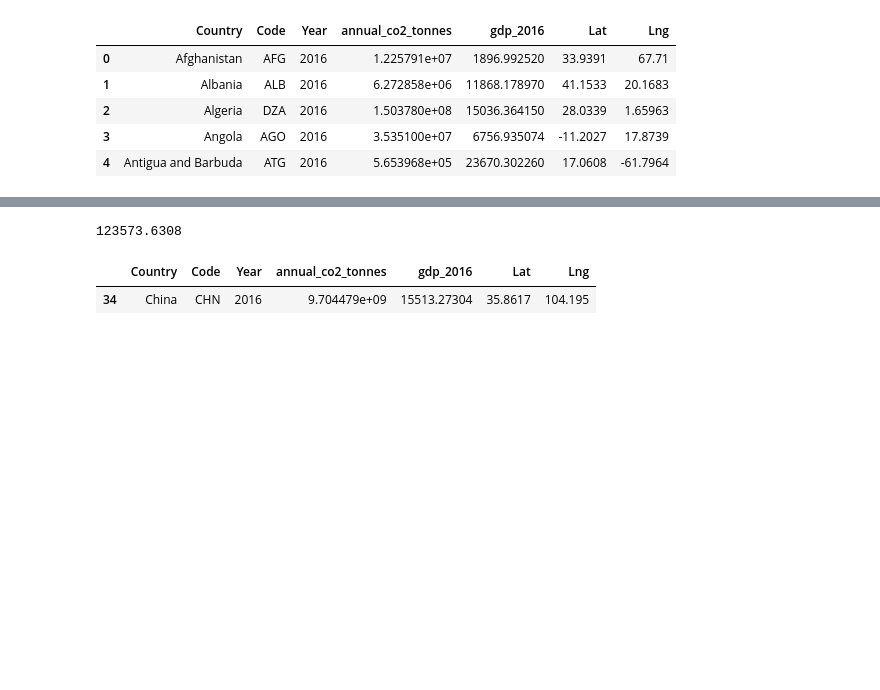
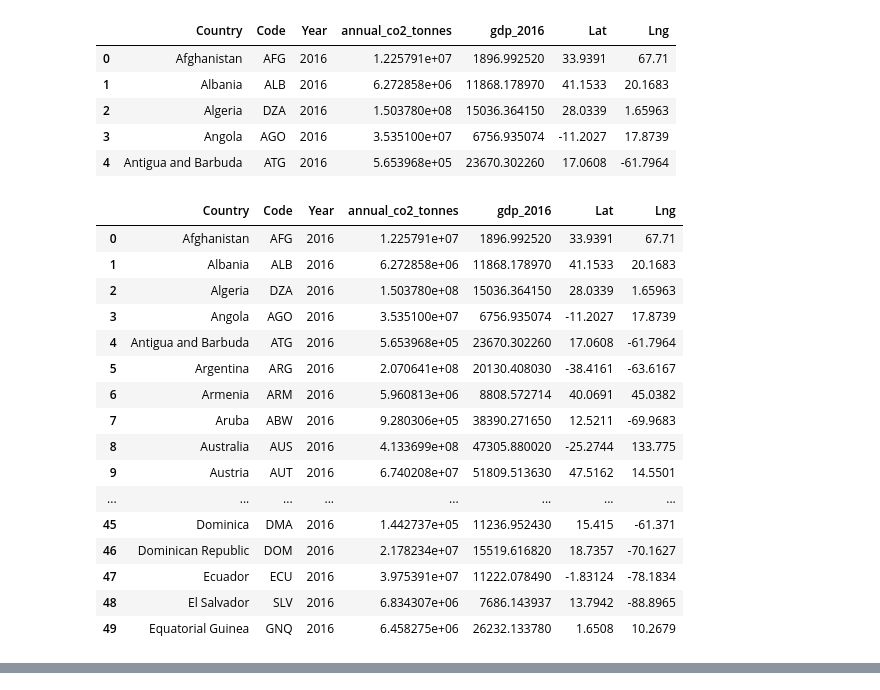
Before and after one commit to sunwoo-kim20/global-climate-change-analysis, a Jupyter notebook: co2_vs_gdp_weather.ipynb, the cells around one changed output, grey strips where cells are left out. Cells and saved outputs as stored; diff of their text form; code cells hidden in the pictures; blank space fills up the shorter version.

```diff
--- a/co2_vs_gdp_weather.ipynb
+++ b/co2_vs_gdp_weather.ipynb
@@ -125,0 +123,5 @@ co2_country_df.head()
+# %%
+# Only keeping observation years 1991 and onwards
+co2_country_df = co2_country_df.loc[(co2_country_df.Year >= 1991), :]
+co2_country_df = co2_country_df.rename(columns = {"Entity" : "Country", "Annual CO₂ emissions (tonnes )" : "annual_co2_tonnes"})
+co2_country_df.head()
@@ -136,7 +137,3 @@ co2_country_df.head()
-# %%
-co2_country_2016_df = co2_country_df.loc[(co2_country_df.Year == 2016), :]
-co2_country_2016_df = co2_country_2016_df.rename(columns = {"Entity" : "Country"})
-co2_country_2016_df = co2_country_2016_df.rename(columns = {"Annual CO₂ emissions (tonnes )" : "annual_co2_tonnes"})
 # %%
 co2_country_2016_df.head(10)
 # %% [output]
@@ -229,4 +227,24 @@ Zimbabwe found, adding coordinates
 | 2 | Algeria | DZA | 2016 | 1.503780e+08 | 15036.364150 | 28.0339 | 1.65963 |
 | 3 | Angola | AGO | 2016 | 3.535100e+07 | 6756.935074 | -11.2027 | 17.8739 |
 | 4 | Antigua and Barbuda | ATG | 2016 | 5.653968e+05 | 23670.302260 | 17.0608 | -61.7964 |
+# %%
+co2_gdp_merge_df.head(50)
+# %% [output]
+|  | Country | Code | Year | annual_co2_tonnes | gdp_2016 | Lat | Lng |
+| 0 | Afghanistan | AFG | 2016 | 1.225791e+07 | 1896.992520 | 33.9391 | 67.71 |
+| 1 | Albania | ALB | 2016 | 6.272858e+06 | 11868.178970 | 41.1533 | 20.1683 |
+| 2 | Algeria | DZA | 2016 | 1.503780e+08 | 15036.364150 | 28.0339 | 1.65963 |
+| 3 | Angola | AGO | 2016 | 3.535100e+07 | 6756.935074 | -11.2027 | 17.8739 |
+| 4 | Antigua and Barbuda | ATG | 2016 | 5.653968e+05 | 23670.302260 | 17.0608 | -61.7964 |
+| 5 | Argentina | ARG | 2016 | 2.070641e+08 | 20130.408030 | -38.4161 | -63.6167 |
+| 6 | Armenia | ARM | 2016 | 5.960813e+06 | 8808.572714 | 40.0691 | 45.0382 |
+| 7 | Aruba | ABW | 2016 | 9.280306e+05 | 38390.271650 | 12.5211 | -69.9683 |
+| 8 | Australia | AUS | 2016 | 4.133699e+08 | 47305.880020 | -25.2744 | 133.775 |
+| 9 | Austria | AUT | 2016 | 6.740208e+07 | 51809.513630 | 47.5162 | 14.5501 |
+| ... | ... | ... | ... | ... | ... | ... | ... |
+| 45 | Dominica | DMA | 2016 | 1.442737e+05 | 11236.952430 | 15.415 | -61.371 |
+| 46 | Dominican Republic | DOM | 2016 | 2.178234e+07 | 15519.616820 | 18.7357 | -70.1627 |
+| 47 | Ecuador | ECU | 2016 | 3.975391e+07 | 11222.078490 | -1.83124 | -78.1834 |
+| 48 | El Salvador | SLV | 2016 | 6.834307e+06 | 7686.143937 | 13.7942 | -88.8965 |
+| 49 | Equatorial Guinea | GNQ | 2016 | 6.458275e+06 | 26232.133780 | 1.6508 | 10.2679 |
 # %%
@@ -252,15 +270,6 @@ fig.add_layer(heat_layer)
 fig
 # %% [output]
 [interactive output not drawn]
-# %%
-max(gdps)
-# %% [output]
-123573.6308
-# %%
-co2_gdp_merge_df.loc[co2_gdp_merge_df['Country'] == "China", :]
-# %% [output]
-|  | Country | Code | Year | annual_co2_tonnes | gdp_2016 | Lat | Lng |
-| 34 | China | CHN | 2016 | 9.704479e+09 | 15513.27304 | 35.8617 | 104.195 |
 # %%
 # Configure gmaps
 gmaps.configure(api_key=g_key)
```
Also changed, not shown: parts of 23 cells of this notebook.
